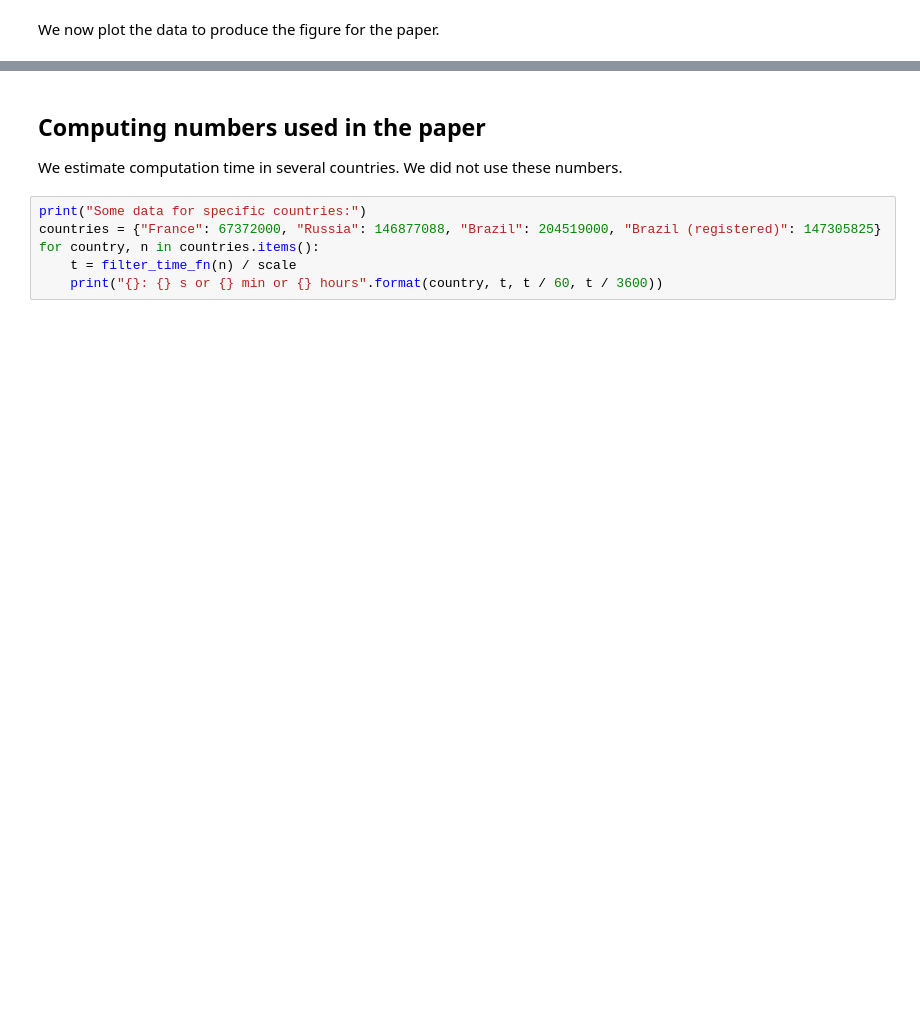
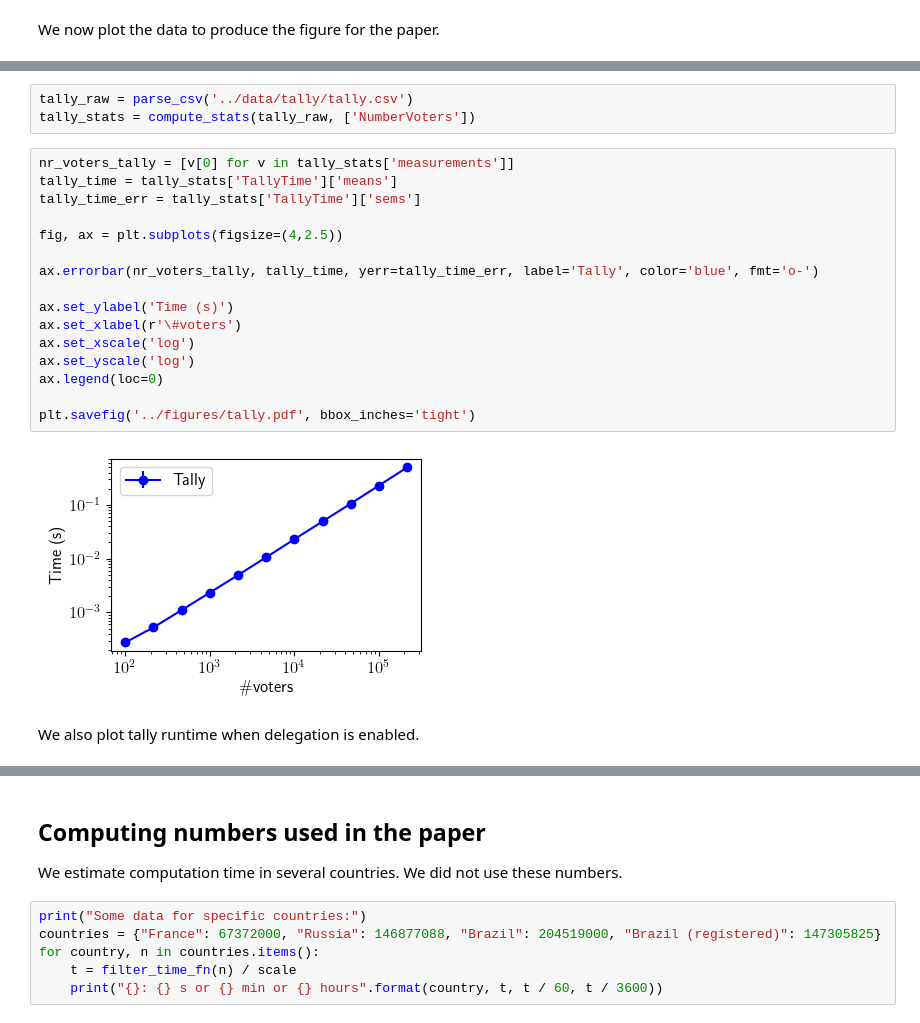
Before and after one commit to Liquid-democracy/liquid-voteagain, a Jupyter notebook: analysis/analysis.ipynb, the cells around one changed output, grey strips where cells are left out. Cells and saved outputs as stored; diff of their text form; blank space fills up the shorter version.

```diff
--- a/analysis/analysis.ipynb
+++ b/analysis/analysis.ipynb
@@ -274,0 +318,23 @@ plt.savefig("../figures/distr.pdf", bbox_inches="tight")
+# %%
+tally_raw = parse_csv('../data/tally/tally.csv')
+tally_stats = compute_stats(tally_raw, ['NumberVoters'])
+# %%
+nr_voters_tally = [v[0] for v in tally_stats['measurements']]
+tally_time = tally_stats['TallyTime']['means']
+tally_time_err = tally_stats['TallyTime']['sems']
+
+fig, ax = plt.subplots(figsize=(4,2.5))
+
+ax.errorbar(nr_voters_tally, tally_time, yerr=tally_time_err, label='Tally', color='blue', fmt='o-')
+
+ax.set_ylabel('Time (s)')
+ax.set_xlabel(r'\#voters')
+ax.set_xscale('log')
+ax.set_yscale('log')
+ax.legend(loc=0)
+
+plt.savefig('../figures/tally.pdf', bbox_inches='tight')
+# %% [output]
+[figure, added]
+# %% [markdown]
+We also plot tally runtime when delegation is enabled.
```
Also changed, not shown: parts of 22 cells of this notebook.
